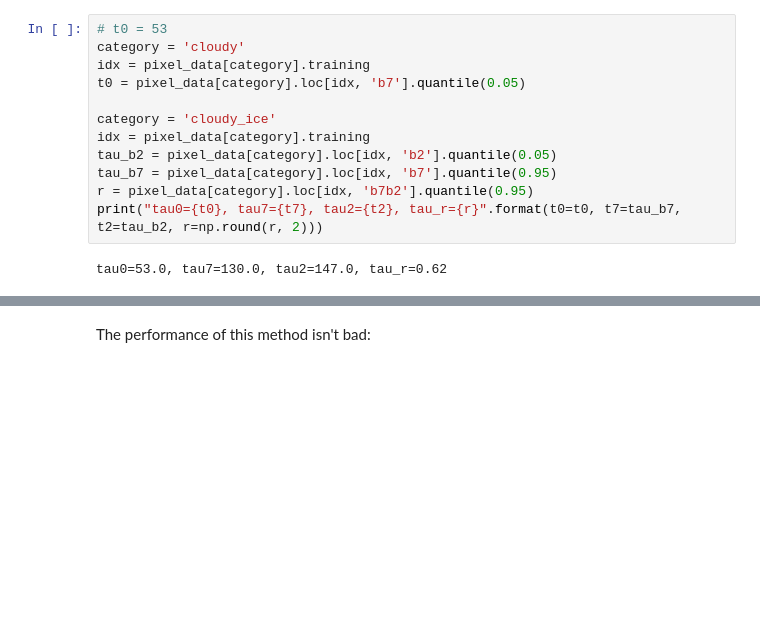
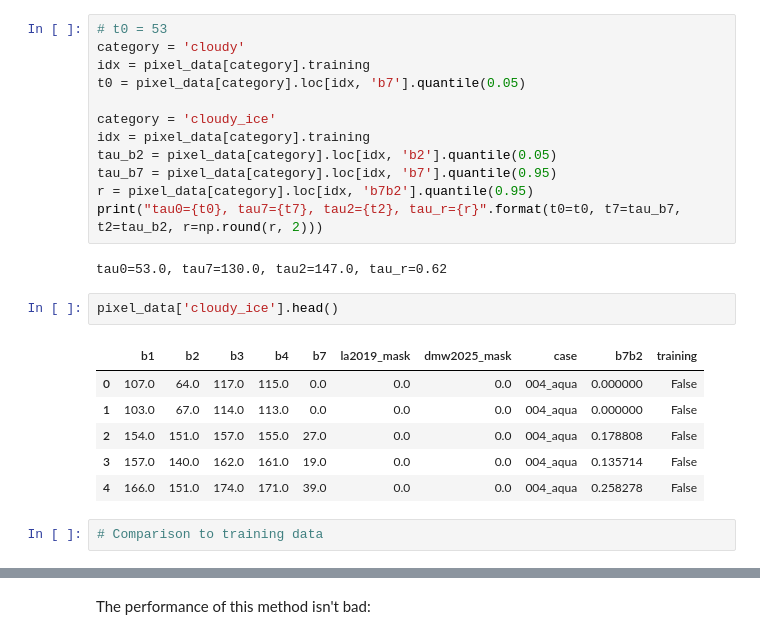
Before and after one commit to danielmwatkins/calval_tgrs, a Jupyter notebook: notebooks/cloudmask_callibration.ipynb, the cells around one changed output, grey strips where cells are left out. Saved outputs shown, nothing was run; the diff lists cells and outputs as text; blank space fills up the shorter version.

```diff
--- a/notebooks/cloudmask_callibration.ipynb
+++ b/notebooks/cloudmask_callibration.ipynb
@@ -321,3 +75,14 @@ r = pixel_data[category].loc[idx, 'b7b2'].quantile(0.95)
 print("tau0={t0}, tau7={t7}, tau2={t2}, tau_r={r}".format(t0=t0, t7=tau_b7, t2=tau_b2, r=np.round(r, 2)))
 # %% [output]
 tau0=53.0, tau7=130.0, tau2=147.0, tau_r=0.62
+# %%
+pixel_data['cloudy_ice'].head()
+# %% [output]
+|  | b1 | b2 | b3 | b4 | b7 | la2019_mask | dmw2025_mask | case | b7b2 | training |
+| 0 | 107.0 | 64.0 | 117.0 | 115.0 | 0.0 | 0.0 | 0.0 | 004_aqua | 0.000000 | False |
+| 1 | 103.0 | 67.0 | 114.0 | 113.0 | 0.0 | 0.0 | 0.0 | 004_aqua | 0.000000 | False |
+| 2 | 154.0 | 151.0 | 157.0 | 155.0 | 27.0 | 0.0 | 0.0 | 004_aqua | 0.178808 | False |
+| 3 | 157.0 | 140.0 | 162.0 | 161.0 | 19.0 | 0.0 | 0.0 | 004_aqua | 0.135714 | False |
+| 4 | 166.0 | 151.0 | 174.0 | 171.0 | 39.0 | 0.0 | 0.0 | 004_aqua | 0.258278 | False |
+# %%
+# Comparison to training data
```
Also changed, not shown: parts of 23 cells of this notebook, 5 other files.
